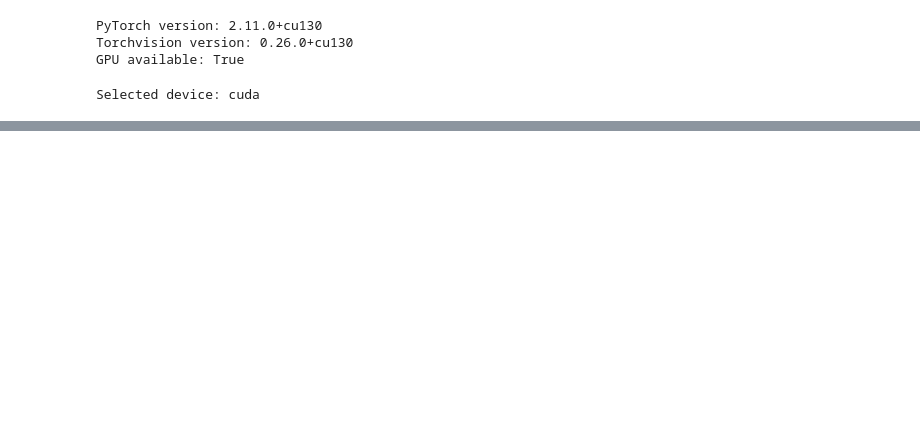
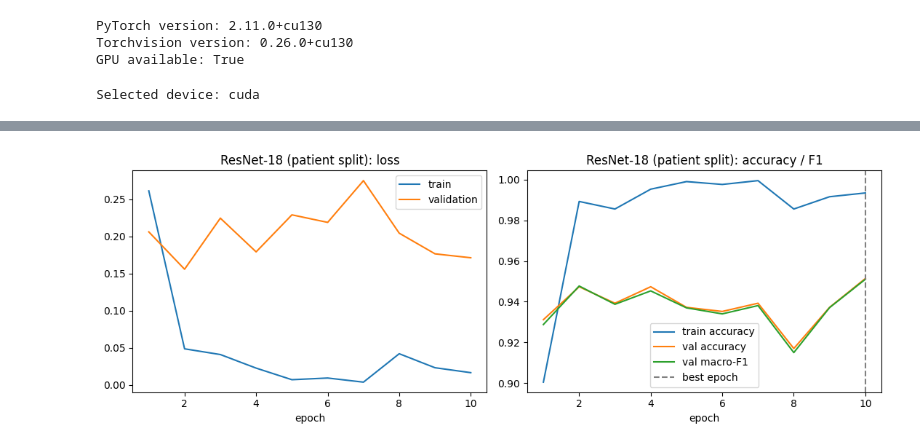
Before and after one commit to sshema-cpu/brain-tumor-mri-classification, a Jupyter notebook: Ethan_Paredez_&_Sam_Shema_Brain_Tumor_MRI_Classification.ipynb, the cells around one changed output, grey strips where cells are left out. Cells and saved outputs as stored; diff of their text form; code cells hidden in the pictures; blank space fills up the shorter version.

```diff
--- a/Ethan_Paredez_&_Sam_Shema_Brain_Tumor_MRI_Classification.ipynb
+++ b/Ethan_Paredez_&_Sam_Shema_Brain_Tumor_MRI_Classification.ipynb
@@ -22,0 +523,17 @@ Selected device: cuda
+# %%
+# Let's see patient-level stratification
+from collections import defaultdict, Counter
+
+patient_labels = defaultdict(set)
+
+for record in records:
+    patient_labels[record["patient_id"]].add(record["label"])
+
+category_counts = Counter(
+    len(labels) for labels in patient_labels.values()
+)
+
+print("Tumor categories per patient:")
+
+for num_categories, num_patients in sorted(category_counts.items()):
+    print(f"{num_categories} category/categories: {num_patients} patients")
@@ -22,0 +1032,40 @@ Selected device: cuda
+# %%
+from torchvision.models import resnet18, ResNet18_Weights
+
+IMAGENET_MEAN = [0.485, 0.456, 0.406]
+IMAGENET_STD = [0.229, 0.224, 0.225]
+
+
+def to_three_channels(x):
+    # Named function (not a lambda) so it works with num_workers > 0
+    return x.repeat(3, 1, 1)
+
+
+resnet_transform = transforms.Compose([
+    transforms.Resize((224, 224)),
+    transforms.ToTensor(),
+    transforms.Lambda(to_three_channels),
+    transforms.Normalize(IMAGENET_MEAN, IMAGENET_STD),
+])
+
+
+def build_resnet18():
+    model = resnet18(weights=ResNet18_Weights.IMAGENET1K_V1)
+    model.fc = nn.Linear(model.fc.in_features, 3)   # 3 tumor classes
+    return model
+
+
+RESNET_EPOCHS = 10
+RESNET_LR = 1e-4   # smaller LR so fine-tuning doesn't wreck pretrained weights
+
+set_seed()
+res_train_dl, res_val_dl, res_test_dl = make_loaders(
+    train_records, val_records, test_records,
+    train_tf=resnet_transform, eval_tf=resnet_transform,
+)
+
+resnet_model = build_resnet18().to(device)
+resnet_history = fit(resnet_model, res_train_dl, res_val_dl,
+                     epochs=RESNET_EPOCHS, lr=RESNET_LR, name="ResNet-18")
+plot_history(resnet_history, "ResNet-18 (patient split)")
+# %% [output]
@@ -22,0 +1085 @@ Selected device: cuda
+[figure, added]
```
Also changed, not shown: parts of 50 cells of this notebook.
